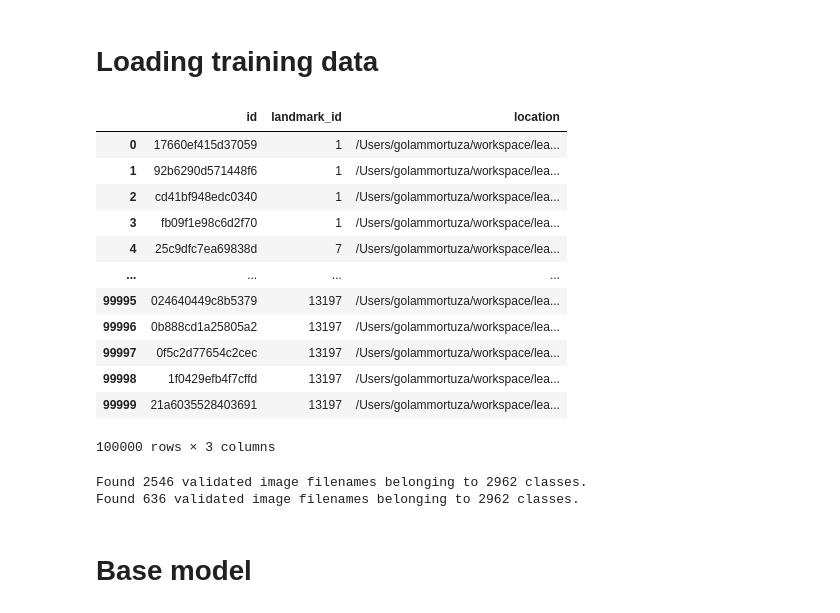
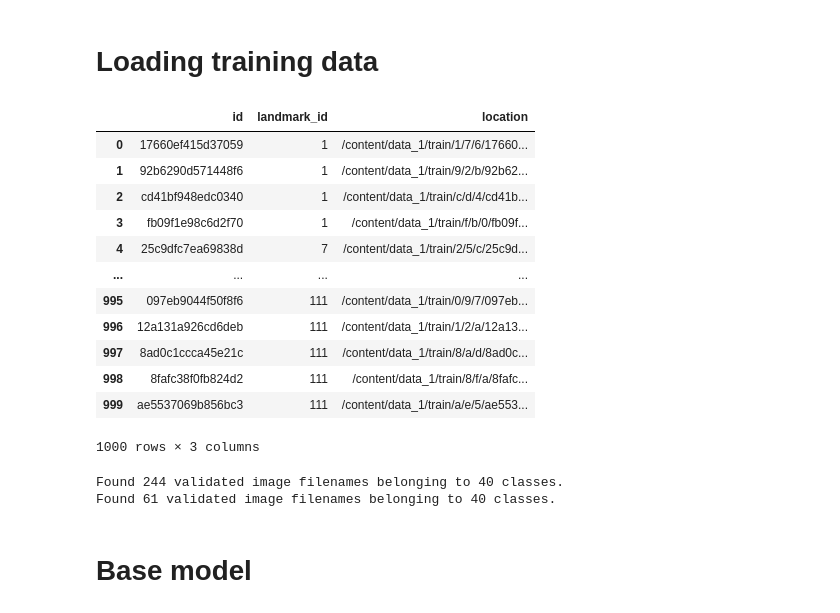
Before and after one commit to gmortuza/Google-Landmark-Recognition-2020, a Jupyter notebook: model.ipynb, the cells around one changed output. Saved outputs shown, nothing was run; the diff lists cells and outputs as text; code cells hidden in the pictures.

```diff
--- a/model.ipynb
+++ b/model.ipynb
@@ -41,30 +43,31 @@ VALIDATION_RATE = 0.2
 OUTPUT_CLASS = 73476
 BATCH_SIZE = 32
 EPOCH = 10
-DATA_DIR = 'datasets/'
+CHECKPOINT = os.path.join(os.getcwd(),'checkpoint','model.h5')
+DATA_DIR = 'data_1/'
 TRAIN_DIR = os.path.join(DATA_DIR, 'train')
 TEST_DIR = os.path.join(DATA_DIR, 'test')
-TRAIN_FILE = os.path.join(DATA_DIR, 'train.csv')
+TRAIN_FILE = os.path.join(TRAIN_DIR, 'train.csv')
 # %% [markdown]
 # Loading training data
 # %%
 train_df = pd.read_csv(TRAIN_FILE)
 train_df.landmark_id = train_df.landmark_id.astype(str)
 train_df["location"] = os.getcwd() +"/"+ TRAIN_DIR + "/"+train_df.id.str[0]+"/"+train_df.id.str[1]+"/"+train_df.id.str[2]+"/"+train_df.id+".jpg"
-train_df = train_df[:100000]
+train_df = train_df[:1000]
 train_df
 #train_df = train_df.sample(10000, random_state=10)
 # %% [output]
 |  | id | landmark_id | location |
-| 0 | 17660ef415d37059 | 1 | /Users/golammortuza/workspace/lea... |
-| 1 | 92b6290d571448f6 | 1 | /Users/golammortuza/workspace/lea... |
-| 2 | cd41bf948edc0340 | 1 | /Users/golammortuza/workspace/lea... |
-| 3 | fb09f1e98c6d2f70 | 1 | /Users/golammortuza/workspace/lea... |
-| 4 | 25c9dfc7ea69838d | 7 | /Users/golammortuza/workspace/lea... |
+| 0 | 17660ef415d37059 | 1 | /content/data_1/train/1/7/6/17660... |
+| 1 | 92b6290d571448f6 | 1 | /content/data_1/train/9/2/b/92b62... |
+| 2 | cd41bf948edc0340 | 1 | /content/data_1/train/c/d/4/cd41b... |
+| 3 | fb09f1e98c6d2f70 | 1 | /content/data_1/train/f/b/0/fb09f... |
+| 4 | 25c9dfc7ea69838d | 7 | /content/data_1/train/2/5/c/25c9d... |
 | ... | ... | ... | ... |
-| 99995 | 024640449c8b5379 | 13197 | /Users/golammortuza/workspace/lea... |
-| 99996 | 0b888cd1a25805a2 | 13197 | /Users/golammortuza/workspace/lea... |
-| 99997 | 0f5c2d77654c2cec | 13197 | /Users/golammortuza/workspace/lea... |
-| 99998 | 1f0429efb4f7cffd | 13197 | /Users/golammortuza/workspace/lea... |
-| 99999 | 21a6035528403691 | 13197 | /Users/golammortuza/workspace/lea... |
+| 995 | 097eb9044f50f8f6 | 111 | /content/data_1/train/0/9/7/097eb... |
+| 996 | 12a131a926cd6deb | 111 | /content/data_1/train/1/2/a/12a13... |
+| 997 | 8ad0c1ccca45e21c | 111 | /content/data_1/train/8/a/d/8ad0c... |
+| 998 | 8fafc38f0fb824d2 | 111 | /content/data_1/train/8/f/a/8fafc... |
+| 999 | ae5537069b856bc3 | 111 | /content/data_1/train/a/e/5/ae553... |
-100000 rows × 3 columns
+1000 rows × 3 columns
@@ -111,8 +99,8 @@ validation_generator = gen.flow_from_dataframe(
     colormode="rgb"
 )
 # %% [output]
-Found 2546 validated image filenames belonging to 2962 classes.
-Found 636 validated image filenames belonging to 2962 classes.
+Found 244 validated image filenames belonging to 40 classes.
+Found 61 validated image filenames belonging to 40 classes.
 # %% [markdown]
 # Base model
 # %%
```
Also changed, not shown: parts of 13 cells of this notebook.
